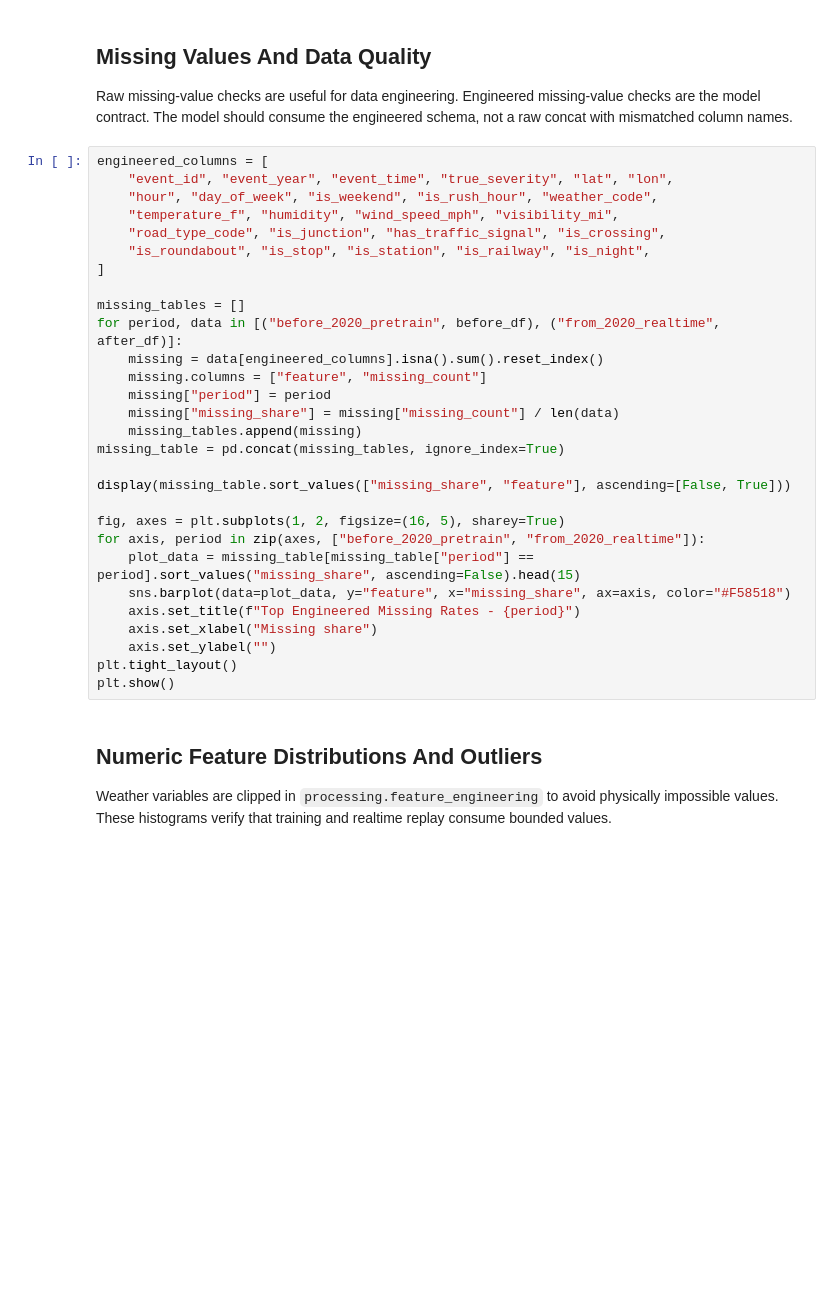
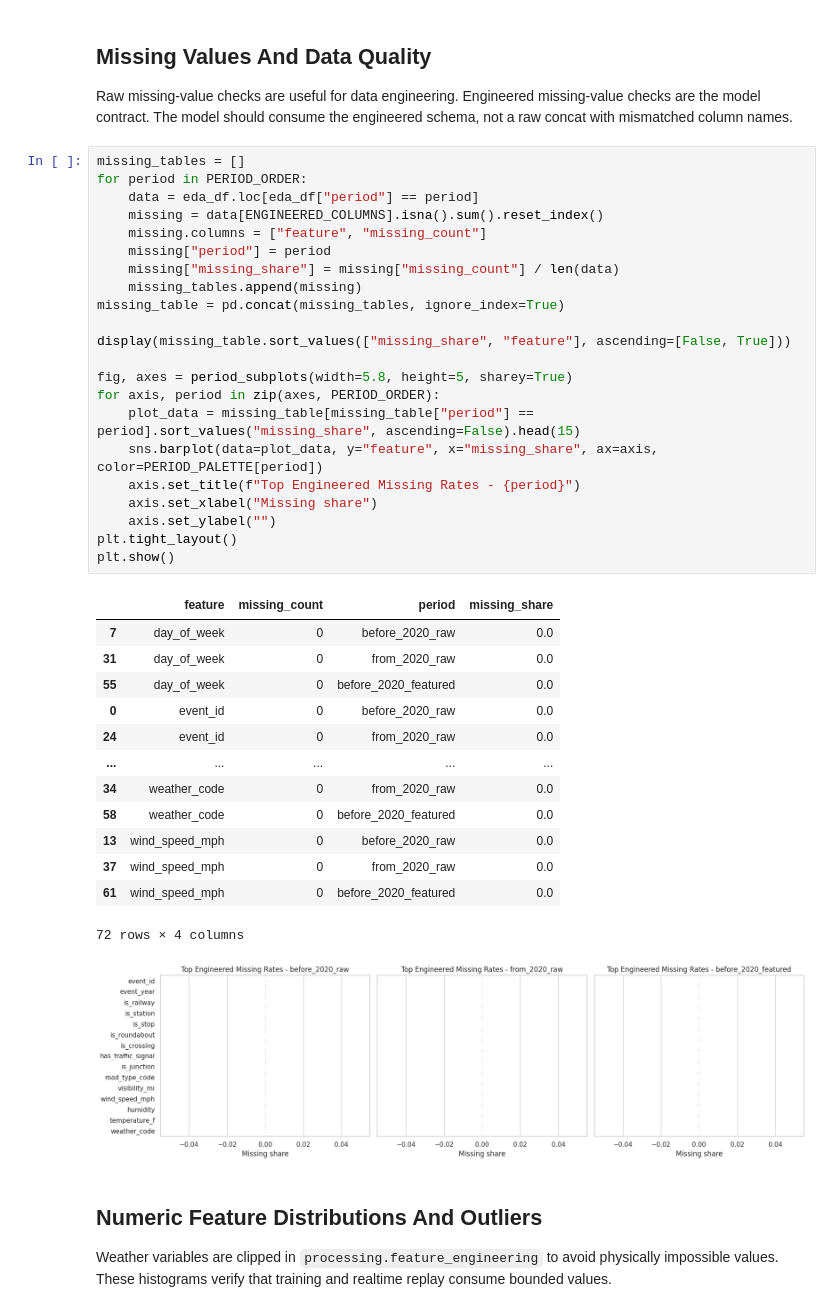
Before and after one commit to HungPhamNoob/traffic-risk-assessment, a Jupyter notebook: ml/notebooks/eda.ipynb, the cells around one changed output. Cells and saved outputs as stored; diff of their text form; blank space fills up the shorter version.

```diff
--- a/ml/notebooks/eda.ipynb
+++ b/ml/notebooks/eda.ipynb
@@ -179,34 +412,42 @@ plt.show()
 
 Raw missing-value checks are useful for data engineering. Engineered missing-value checks are the model contract. The model should consume the engineered schema, not a raw concat with mismatched column names.
 # %%
-engineered_columns = [
-    "event_id", "event_year", "event_time", "true_severity", "lat", "lon",
-    "hour", "day_of_week", "is_weekend", "is_rush_hour", "weather_code",
-    "temperature_f", "humidity", "wind_speed_mph", "visibility_mi",
-    "road_type_code", "is_junction", "has_traffic_signal", "is_crossing",
-    "is_roundabout", "is_stop", "is_station", "is_railway", "is_night",
-]
-
 missing_tables = []
-for period, data in [("before_2020_pretrain", before_df), ("from_2020_realtime", after_df)]:
-    missing = data[engineered_columns].isna().sum().reset_index()
+for period in PERIOD_ORDER:
+    data = eda_df.loc[eda_df["period"] == period]
+    missing = data[ENGINEERED_COLUMNS].isna().sum().reset_index()
     missing.columns = ["feature", "missing_count"]
     missing["period"] = period
     missing["missing_share"] = missing["missing_count"] / len(data)
     missing_tables.append(missing)
 missing_table = pd.concat(missing_tables, ignore_index=True)
 
 display(missing_table.sort_values(["missing_share", "feature"], ascending=[False, True]))
 
-fig, axes = plt.subplots(1, 2, figsize=(16, 5), sharey=True)
-for axis, period in zip(axes, ["before_2020_pretrain", "from_2020_realtime"]):
+fig, axes = period_subplots(width=5.8, height=5, sharey=True)
+for axis, period in zip(axes, PERIOD_ORDER):
     plot_data = missing_table[missing_table["period"] == period].sort_values("missing_share", ascending=False).head(15)
-    sns.barplot(data=plot_data, y="feature", x="missing_share", ax=axis, color="#F58518")
+    sns.barplot(data=plot_data, y="feature", x="missing_share", ax=axis, color=PERIOD_PALETTE[period])
     axis.set_title(f"Top Engineered Missing Rates - {period}")
     axis.set_xlabel("Missing share")
     axis.set_ylabel("")
 plt.tight_layout()
 plt.show()
+# %% [output]
+|  | feature | missing_count | period | missing_share |
+| 7 | day_of_week | 0 | before_2020_raw | 0.0 |
+| 31 | day_of_week | 0 | from_2020_raw | 0.0 |
+| 55 | day_of_week | 0 | before_2020_featured | 0.0 |
+| 0 | event_id | 0 | before_2020_raw | 0.0 |
+| 24 | event_id | 0 | from_2020_raw | 0.0 |
+| ... | ... | ... | ... | ... |
+| 34 | weather_code | 0 | from_2020_raw | 0.0 |
+| 58 | weather_code | 0 | before_2020_featured | 0.0 |
+| 13 | wind_speed_mph | 0 | before_2020_raw | 0.0 |
+| 37 | wind_speed_mph | 0 | from_2020_raw | 0.0 |
+| 61 | wind_speed_mph | 0 | before_2020_featured | 0.0 |
+72 rows × 4 columns
+[figure, added]
 # %% [markdown]
 ## Numeric Feature Distributions And Outliers
 
```
Also changed, not shown: parts of 18 cells of this notebook, 31 other files.
